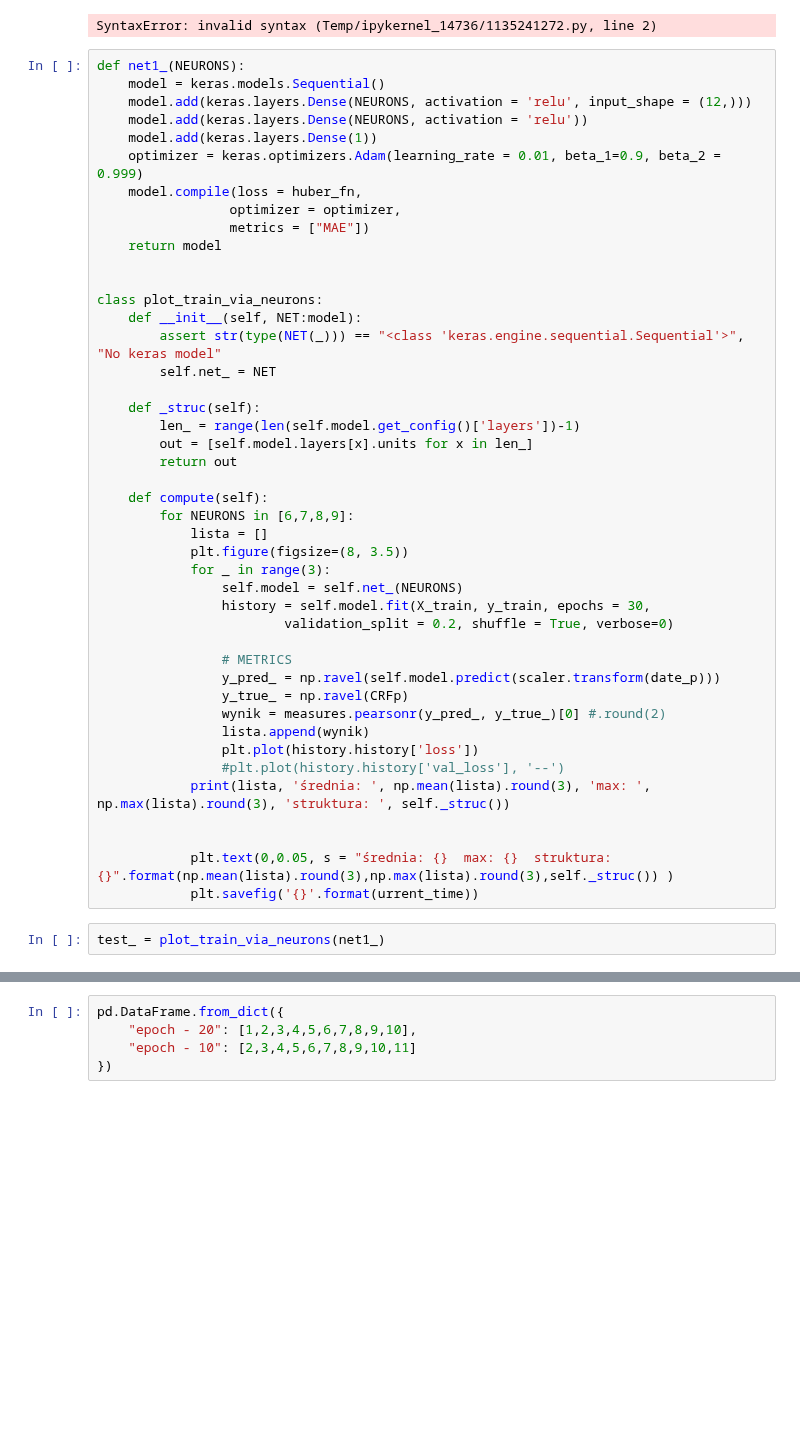
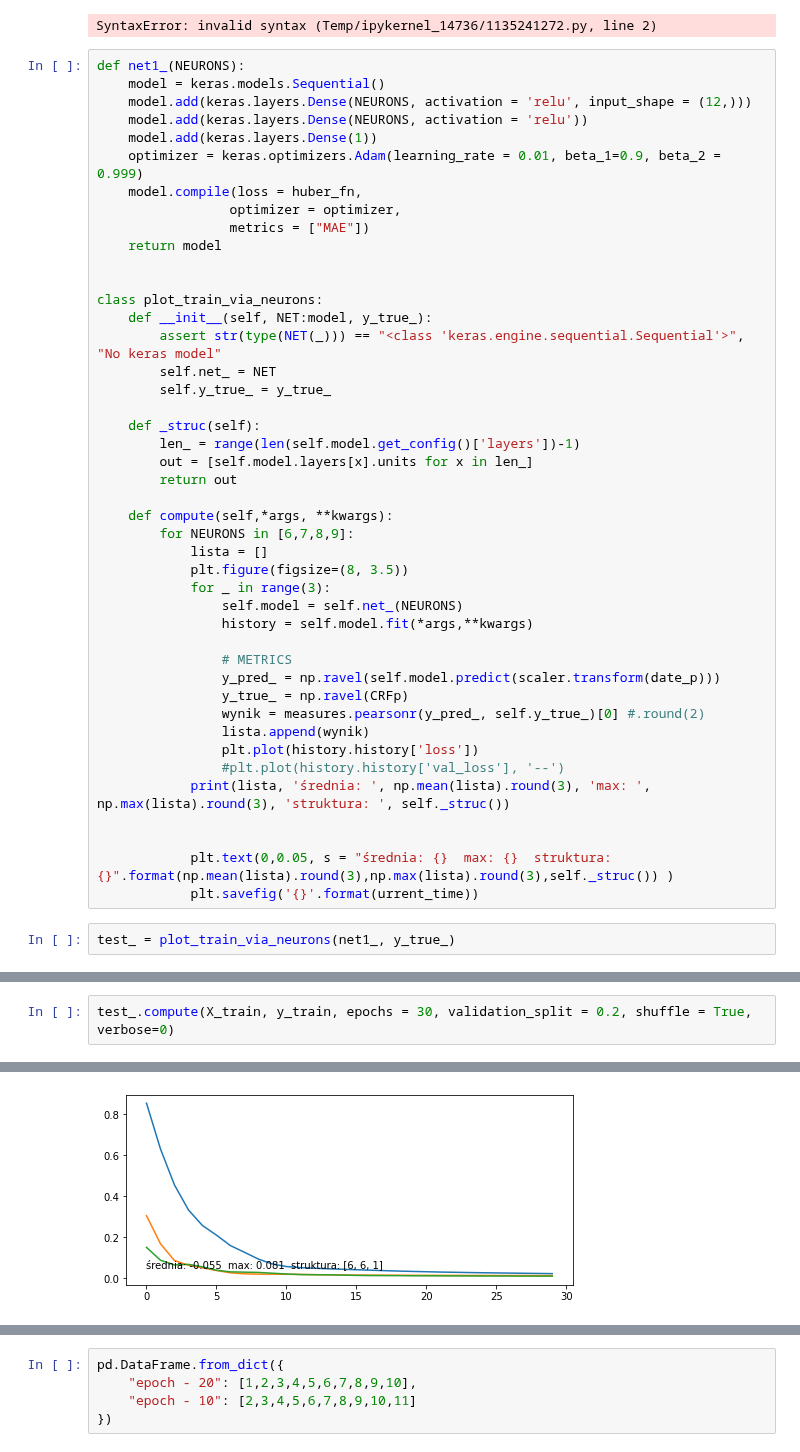
Before and after one commit to d-jus/tf_pipeline, a Jupyter notebook: SSN CRF - p & CRF - m.ipynb, the cells around one changed output, grey strips where cells are left out. Cells and saved outputs as stored; diff of their text form; blank space fills up the shorter version.

```diff
--- a/SSN CRF - p & CRF - m.ipynb
+++ b/SSN CRF - p & CRF - m.ipynb
@@ -1561,28 +1561,28 @@ def net1_(NEURONS):
 
 
 class plot_train_via_neurons:
-    def __init__(self, NET:model):
+    def __init__(self, NET:model, y_true_):
         assert str(type(NET(_))) == "<class 'keras.engine.sequential.Sequential'>", "No keras model"
         self.net_ = NET
+        self.y_true_ = y_true_
 
     def _struc(self):
         len_ = range(len(self.model.get_config()['layers'])-1)
         out = [self.model.layers[x].units for x in len_]
         return out
 
-    def compute(self):
+    def compute(self,*args, **kwargs):
         for NEURONS in [6,7,8,9]:
             lista = []
             plt.figure(figsize=(8, 3.5))
             for _ in range(3):
                 self.model = self.net_(NEURONS)
-                history = self.model.fit(X_train, y_train, epochs = 30,
-                        validation_split = 0.2, shuffle = True, verbose=0)
+                history = self.model.fit(*args,**kwargs)
 
                 # METRICS
                 y_pred_ = np.ravel(self.model.predict(scaler.transform(date_p)))
                 y_true_ = np.ravel(CRFp)
-                wynik = measures.pearsonr(y_pred_, y_true_)[0] #.round(2)
+                wynik = measures.pearsonr(y_pred_, self.y_true_)[0] #.round(2)
                 lista.append(wynik)
                 plt.plot(history.history['loss'])
                 #plt.plot(history.history['val_loss'], '--')
@@ -1592,4 +1592,4 @@ class plot_train_via_neurons:
             plt.text(0,0.05, s = "średnia: {}  max: {}  struktura: {}".format(np.mean(lista).round(3),np.max(lista).round(3),self._struc()) )
             plt.savefig('{}'.format(urrent_time))
 # %%
-test_ = plot_train_via_neurons(net1_)
+test_ = plot_train_via_neurons(net1_, y_true_)
@@ -1606,0 +1596,3 @@ test_.compute()
+# %%
+test_.compute(X_train, y_train, epochs = 30, validation_split = 0.2, shuffle = True, verbose=0)
+# %% [output]
@@ -1606,0 +1616 @@ test_.compute()
+[figure, added]
```
Also changed, not shown: parts of 3 cells of this notebook.
